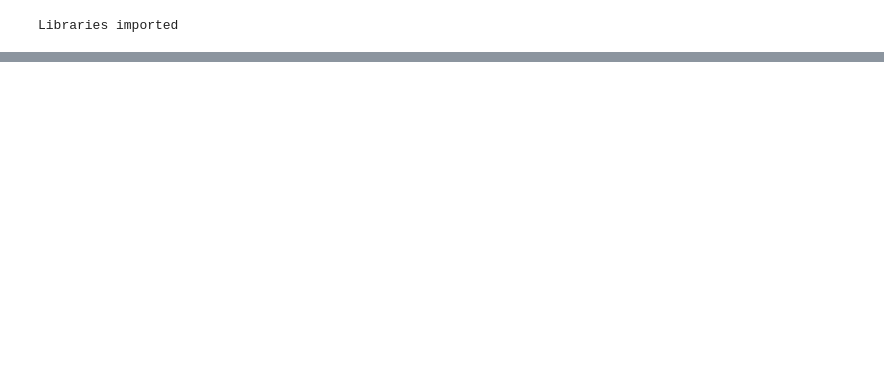
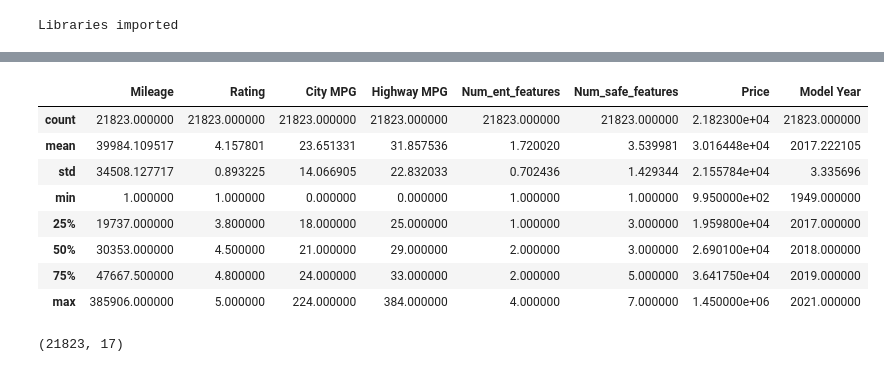
Before and after one commit to luongtruong77/regression-car-price-predictor, a Jupyter notebook: data_cleaning.ipynb, the cells around one changed output, grey strips where cells are left out. Saved outputs shown, nothing was run; the diff lists cells and outputs as text; code cells hidden in the pictures; blank space fills up the shorter version.

```diff
--- a/data_cleaning.ipynb
+++ b/data_cleaning.ipynb
@@ -115,0 +274,22 @@ df['Num_safe_fea'] = df['Safety'].apply(lambda x: len(x.split(',')))
+# %%
+def define_interior_color(interior_color):
+
+    if 'ebony' in interior_color.lower() or 'ebony black' in interior_color.lower():
+        return 'Ebony'
+
+    elif 'black' in interior_color.lower():
+        return 'Black'
+
+    elif 'gray' in interior_color.lower():
+        return 'Gray'
+
+    elif 'charcoal' in interior_color.lower():
+        return 'Charcoal'
+
+    elif 'graphite' in interior_color.lower():
+        return 'Graphite'
+
+    else:
+        return 'Other'
+# %%
+df['Interior Color'] = df['Interior Color'].apply(define_interior_color)
@@ -115,0 +306,19 @@ df['Num_safe_fea'] = df['Safety'].apply(lambda x: len(x.split(',')))
+# %%
+def define_drivetrain(drivetrain):
+
+    if 'fwd' in drivetrain.lower() or 'front wheel drive' in drivetrain.lower() or 'front-wheel drive' in drivetrain.lower():
+        return 'FWD'
+
+    elif 'awd' in drivetrain.lower() or 'all wheel drive' in drivetrain.lower() or 'all-wheel drive' in drivetrain.lower():
+        return 'AWD'
+
+    elif '4wd' in drivetrain.lower() or 'four wheel drive' in drivetrain.lower() or 'four-wheel drive' in drivetrain.lower():
+        return '4WD'
+
+    elif 'rwd' in drivetrain.lower() or 'rear wheel drive' in drivetrain.lower() or 'rear-wheel drive' in drivetrain.lower():
+        return 'RWD'
+
+    else:
+        return np.nan
+# %%
+df['Drivetrain'] = df['Drivetrain'].apply(define_drivetrain)
@@ -189,0 +360,16 @@ df.to_csv('data/cleaned_10000.csv')
+# %%
+df.describe()
+# %% [output]
+|  | Mileage | Rating | City MPG | Highway MPG | Num_ent_features | Num_safe_features | Price | Model Year |
+| count | 21823.000000 | 21823.000000 | 21823.000000 | 21823.000000 | 21823.000000 | 21823.000000 | 2.182300e+04 | 21823.000000 |
+| mean | 39984.109517 | 4.157801 | 23.651331 | 31.857536 | 1.720020 | 3.539981 | 3.016448e+04 | 2017.222105 |
+| std | 34508.127717 | 0.893225 | 14.066905 | 22.832033 | 0.702436 | 1.429344 | 2.155784e+04 | 3.335696 |
+| min | 1.000000 | 1.000000 | 0.000000 | 0.000000 | 1.000000 | 1.000000 | 9.950000e+02 | 1949.000000 |
+| 25% | 19737.000000 | 3.800000 | 18.000000 | 25.000000 | 1.000000 | 3.000000 | 1.959800e+04 | 2017.000000 |
+| 50% | 30353.000000 | 4.500000 | 21.000000 | 29.000000 | 2.000000 | 3.000000 | 2.690100e+04 | 2018.000000 |
+| 75% | 47667.500000 | 4.800000 | 24.000000 | 33.000000 | 2.000000 | 5.000000 | 3.641750e+04 | 2019.000000 |
+| max | 385906.000000 | 5.000000 | 224.000000 | 384.000000 | 4.000000 | 7.000000 | 1.450000e+06 | 2021.000000 |
+# %%
+df.shape
+# %% [output]
+(21823, 17)
```
Also changed, not shown: parts of 37 cells of this notebook, 12 other files.
